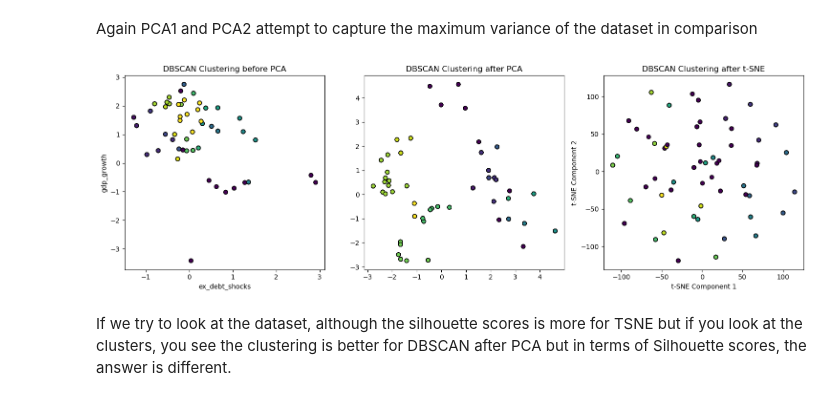
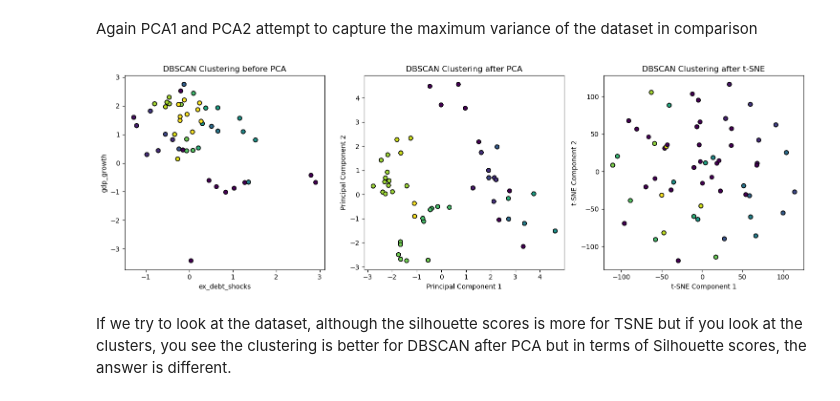
Before and after one commit to anly501/dsan-5000-project-msheeba4848, a Jupyter notebook: dsan-website/5000-website/codes/clustering.ipynb, the cells around one changed output. Saved outputs shown, nothing was run; the diff lists cells and outputs as text; code cells hidden in the pictures.

```diff
--- a/dsan-website/5000-website/codes/clustering.ipynb
+++ b/dsan-website/5000-website/codes/clustering.ipynb
@@ -367,32 +367,32 @@ Again PCA1 and PCA2 attempt to capture the maximum variance of the dataset in co
 # %%
 # Visualization
 plt.figure(figsize=(15, 5))
 
 # Before PCA
 plt.subplot(1, 3, 1)
 plt.scatter(x['ex_debt_shocks'], x['gdp_growth'], c=labels_optimal_dbscan, cmap='viridis', edgecolor='k')
 plt.title('DBSCAN Clustering before PCA')
 plt.xlabel('ex_debt_shocks')
 plt.ylabel('gdp_growth')
 
 # After PCA
 plt.subplot(1, 3, 2)
 plt.scatter(optimal_pca_kmeans1[:, 0], optimal_pca_kmeans1[:, 1], c=labels_optimal_dbscan_pca, cmap='viridis', edgecolor='k')
 plt.title('DBSCAN Clustering after PCA')
-ax.set_xlabel('Principal Component 1')
-ax.set_ylabel('Principal Component 2')
+plt.xlabel('Principal Component 1')
+plt.ylabel('Principal Component 2')
 
 # After t-SNE
-ax = plt.subplot(1, 3, 3)
-ax.scatter(optima_tsne_kmeans2[:, 0], optima_tsne_kmeans2[:, 1], c=labels_optimal_dbscan_tsne, cmap='viridis', edgecolor='k')
-ax.set_title('DBSCAN Clustering after t-SNE')
-ax.set_xlabel('t-SNE Component 1')
-ax.set_ylabel('t-SNE Component 2')
+plt.subplot(1, 3, 3)
+plt.scatter(optima_tsne_kmeans2[:, 0], optima_tsne_kmeans2[:, 1], c=labels_optimal_dbscan_tsne, cmap='viridis', edgecolor='k')
+plt.title('DBSCAN Clustering after t-SNE')
+plt.xlabel('t-SNE Component 1')
+plt.ylabel('t-SNE Component 2')
 
 plt.tight_layout()
 plt.show()
 # %% [output]
-[figure, old version]
+[figure, new version]
 # %% [markdown]
 If we try to look at the dataset, although the silhouette scores is more for TSNE but if you look at the clusters, you see the clustering is better for DBSCAN after PCA but in terms of Silhouette scores, the answer is different.
 # %% [markdown]
```
Also changed, not shown: parts of 5 cells of this notebook, 38 other files.
